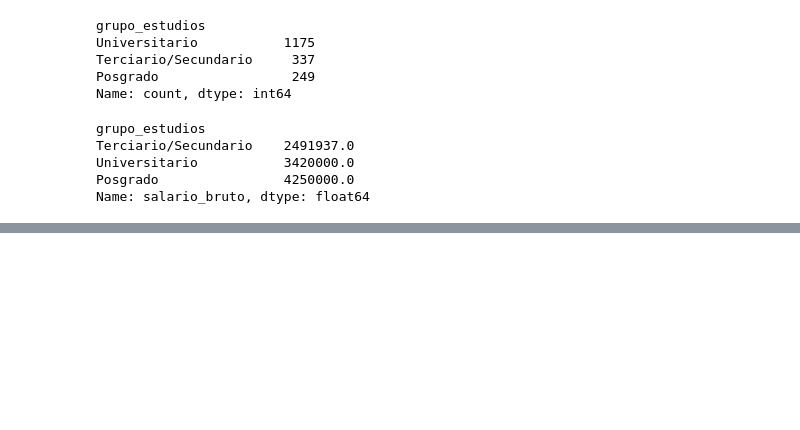
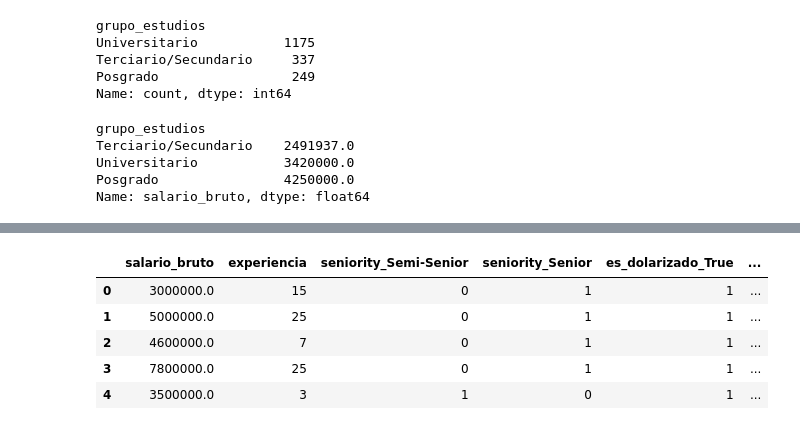
Before and after one commit to LautaroFlores47/analisis-sueldos-it, a Jupyter notebook: notebooks/03_analisis.ipynb, the cells around one changed output, grey strips where cells are left out. Drawn from its saved outputs; the diff is of its cells as text; code cells hidden in the pictures; blank space fills up the shorter version.

Commit message:
Modelo de regresion: OLS con experiencia, seniority, dolarizacion y genero

```diff
--- a/notebooks/03_analisis.ipynb
+++ b/notebooks/03_analisis.ipynb
@@ -261,0 +311,21 @@ Name: salario_bruto, dtype: float64
+# %%
+# Partimos de datos, solo con los dos géneros de muestra suficiente
+modelo_datos2 = datos[datos["genero"].isin(["Hombre Cis", "Mujer Cis"])].copy()
+modelo_datos2 = modelo_datos2[["salario_bruto", "experiencia", "seniority", "es_dolarizado", "genero"]]
+
+# One-hot encoding de las tres categóricas
+modelo_datos2 = pd.get_dummies(
+    modelo_datos2,
+    columns=["seniority", "es_dolarizado", "genero"],
+    drop_first=True,
+    dtype=int
+)
+
+modelo_datos2.head()
+# %% [output]
+|  | salario_bruto | experiencia | seniority_Semi-Senior | seniority_Senior | es_dolarizado_True | ... |
+| 0 | 3000000.0 | 15 | 0 | 1 | 1 | ... |
+| 1 | 5000000.0 | 25 | 0 | 1 | 1 | ... |
+| 2 | 4600000.0 | 7 | 0 | 1 | 1 | ... |
+| 3 | 7800000.0 | 25 | 0 | 1 | 1 | ... |
+| 4 | 3500000.0 | 3 | 1 | 0 | 1 | ... |
```
Also changed, not shown: parts of 4 cells of this notebook.
